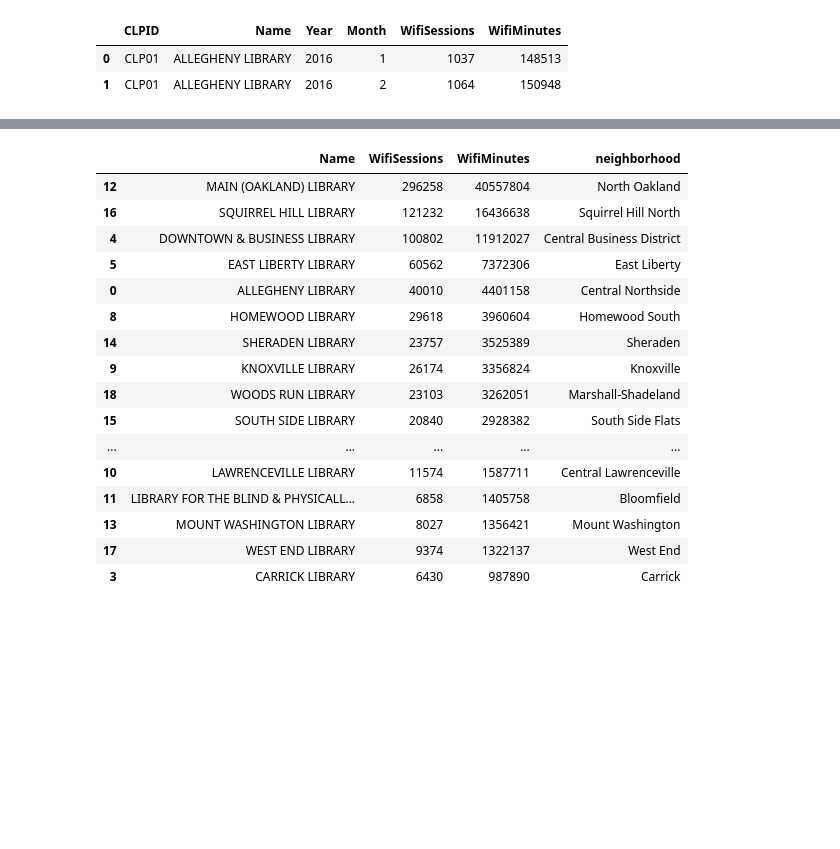
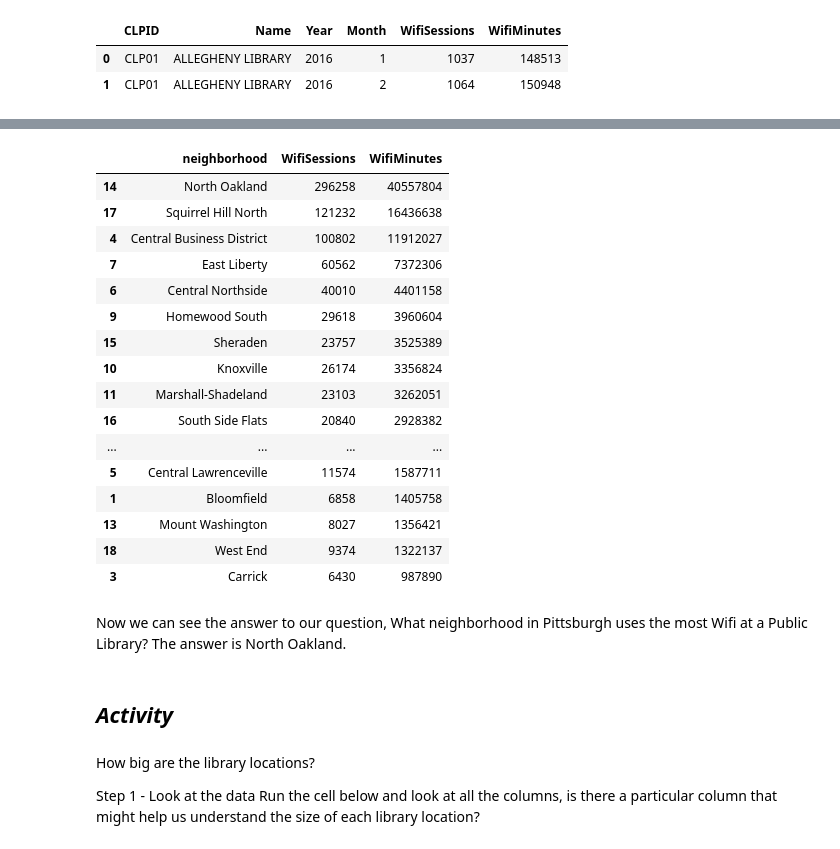
Before and after one commit to mcburton/civic-data-deep-dive, a Jupyter notebook: Using Civic Data.ipynb, the cells around one changed output, grey strips where cells are left out. Saved outputs shown, nothing was run; the diff lists cells and outputs as text; code cells hidden in the pictures; blank space fills up the shorter version.

```diff
--- a/Using Civic Data.ipynb
+++ b/Using Civic Data.ipynb
@@ -427,0 +418,4 @@ In our case, we have a many to one relationship between the wifi data and the li
+# %%
+# merge the two datasets and save the results into a new variable
+wifi_with_location_info = pandas.merge(wifi_data, library_data)
+wifi_with_location_info
@@ -428,5 +449,5 @@ In our case, we have a many to one relationship between the wifi data and the li
 # %%
-# create new dataset of total wifi usage per library
-wifi_data_per_library = wifi_data.groupby("Name",as_index=False)[["WifiSessions", "WifiMinutes"]].sum()
-wifi_data_per_library
+# create new dataset of total wifi usage per neighborhood using the groupby operation
+totals_per_neighborhood = wifi_with_location_info.groupby("neighborhood",as_index=False)[["WifiSessions", "WifiMinutes"]].sum()
+totals_per_neighborhood
 # %% [output]
@@ -472,21 +476,31 @@ wifi_per_neighborhood
 # %%
 # sort data by WifiMinutes
-wifi_per_neighborhood.sort_values("WifiMinutes", ascending=False)
+totals_per_neighborhood.sort_values("WifiMinutes", ascending=False)
 # %% [output]
-|  | Name | WifiSessions | WifiMinutes | neighborhood |
-| 12 | MAIN (OAKLAND) LIBRARY | 296258 | 40557804 | North Oakland |
-| 16 | SQUIRREL HILL LIBRARY | 121232 | 16436638 | Squirrel Hill North |
-| 4 | DOWNTOWN & BUSINESS LIBRARY | 100802 | 11912027 | Central Business District |
-| 5 | EAST LIBERTY LIBRARY | 60562 | 7372306 | East Liberty |
-| 0 | ALLEGHENY LIBRARY | 40010 | 4401158 | Central Northside |
-| 8 | HOMEWOOD LIBRARY | 29618 | 3960604 | Homewood South |
-| 14 | SHERADEN LIBRARY | 23757 | 3525389 | Sheraden |
-| 9 | KNOXVILLE LIBRARY | 26174 | 3356824 | Knoxville |
-| 18 | WOODS RUN LIBRARY | 23103 | 3262051 | Marshall-Shadeland |
-| 15 | SOUTH SIDE LIBRARY | 20840 | 2928382 | South Side Flats |
-| ... | ... | ... | ... | ... |
-| 10 | LAWRENCEVILLE LIBRARY | 11574 | 1587711 | Central Lawrenceville |
-| 11 | LIBRARY FOR THE BLIND & PHYSICALL... | 6858 | 1405758 | Bloomfield |
-| 13 | MOUNT WASHINGTON LIBRARY | 8027 | 1356421 | Mount Washington |
-| 17 | WEST END LIBRARY | 9374 | 1322137 | West End |
-| 3 | CARRICK LIBRARY | 6430 | 987890 | Carrick |
+|  | neighborhood | WifiSessions | WifiMinutes |
+| 14 | North Oakland | 296258 | 40557804 |
+| 17 | Squirrel Hill North | 121232 | 16436638 |
+| 4 | Central Business District | 100802 | 11912027 |
+| 7 | East Liberty | 60562 | 7372306 |
+| 6 | Central Northside | 40010 | 4401158 |
+| 9 | Homewood South | 29618 | 3960604 |
+| 15 | Sheraden | 23757 | 3525389 |
+| 10 | Knoxville | 26174 | 3356824 |
+| 11 | Marshall-Shadeland | 23103 | 3262051 |
+| 16 | South Side Flats | 20840 | 2928382 |
+| ... | ... | ... | ... |
+| 5 | Central Lawrenceville | 11574 | 1587711 |
+| 1 | Bloomfield | 6858 | 1405758 |
+| 13 | Mount Washington | 8027 | 1356421 |
+| 18 | West End | 9374 | 1322137 |
+| 3 | Carrick | 6430 | 987890 |
+# %% [markdown]
+Now we can see the answer to our question, What neighborhood in Pittsburgh uses the most Wifi at a Public Library? The answer is North Oakland.
+# %% [markdown]
+## *Activity*
+# %% [markdown]
+How big are the library locations?
+
+
+Step 1 - Look at the data
+Run the cell below and look at all the columns, is there a particular column that might help us understand the size of each library location?
```
Also changed, not shown: parts of 23 cells of this notebook.
